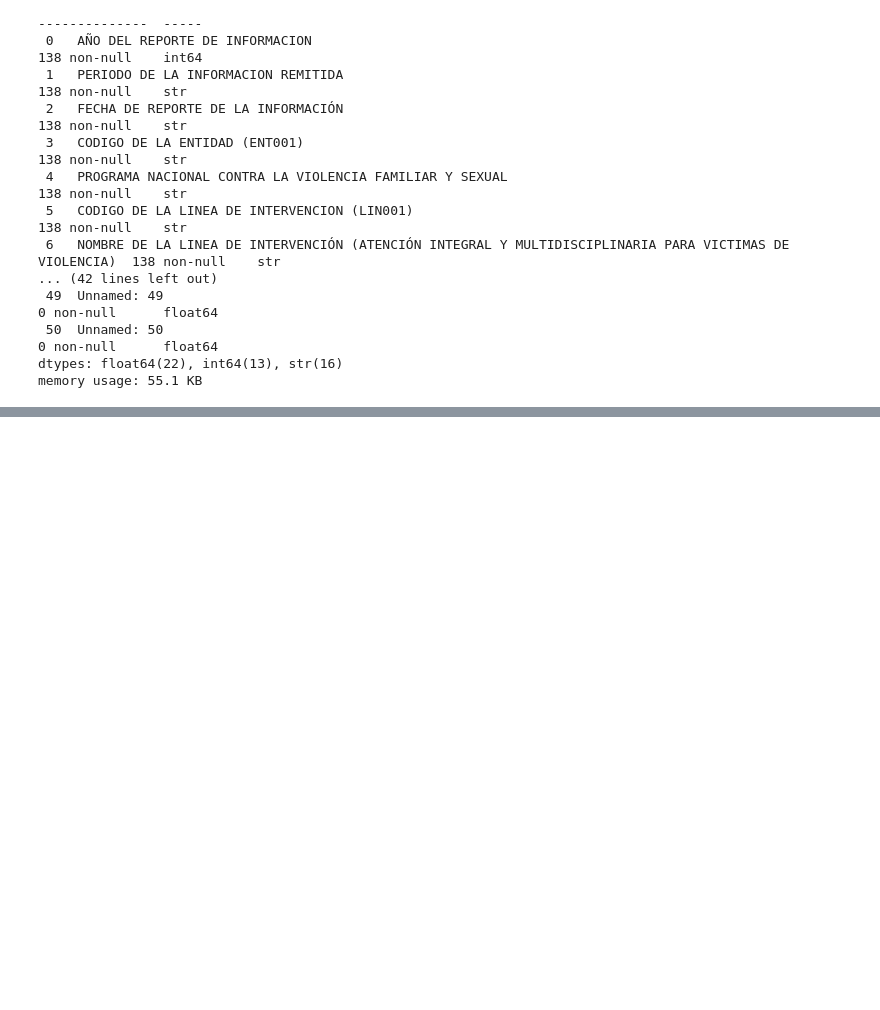
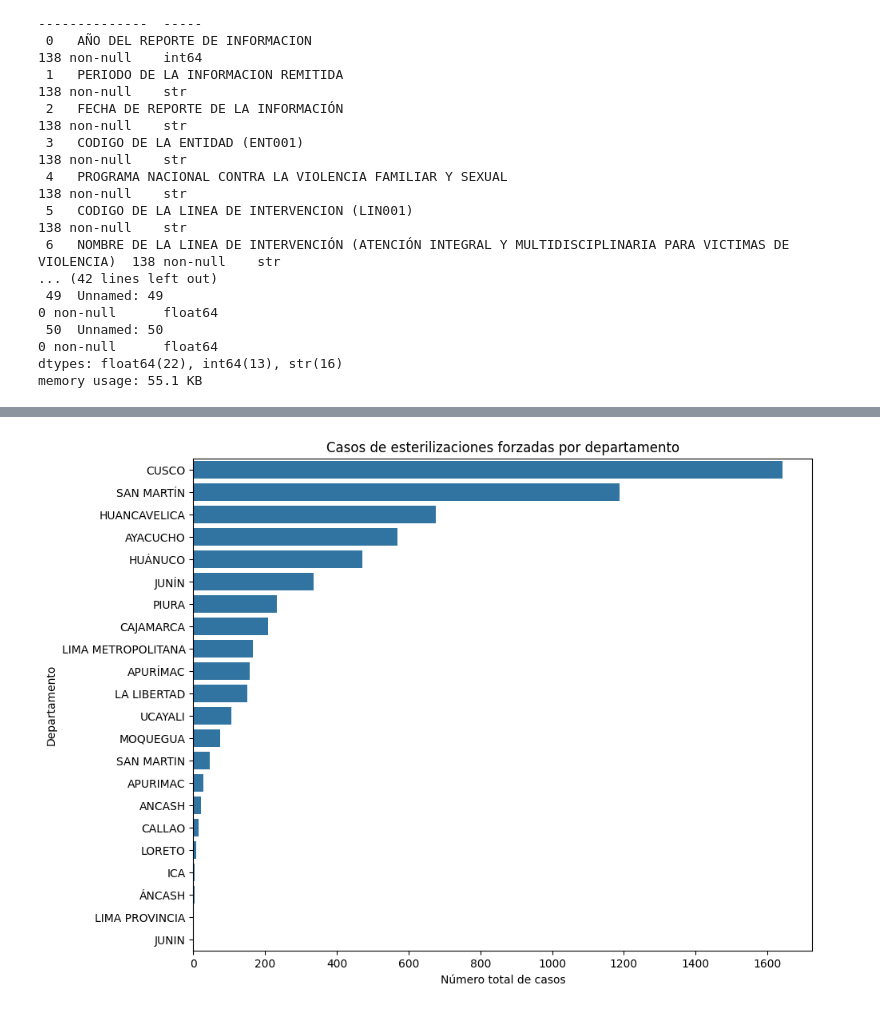
Before and after one commit to MaryoriCruz/eda-esterilizaciones-peru, a Jupyter notebook: eda_mimp.ipynb, the cells around one changed output, grey strips where cells are left out. Drawn from its saved outputs; the diff is of its cells as text; code cells hidden in the pictures; blank space fills up the shorter version.

```diff
--- a/eda_mimp.ipynb
+++ b/eda_mimp.ipynb
@@ -127,0 +320,11 @@ Esta inspección inicial nos permite:
+# %%
+casos_por_departamento = (
+    df.groupby('DEPARTAMENTO DEL CEM')[
+        'N° CASOS DE VÍCTIMAS DE ESTERILIZACIONES FORZADAS -TOTAL'
+    ]
+    .sum()
+    .sort_values(ascending=False)
+    .reset_index()
+)
+
+casos_por_departamento.head()
@@ -127,0 +338,14 @@ Esta inspección inicial nos permite:
+# %%
+plt.figure(figsize=(10, 8))
+sns.barplot(
+    data=casos_por_departamento,
+    y='DEPARTAMENTO DEL CEM',
+    x='N° CASOS DE VÍCTIMAS DE ESTERILIZACIONES FORZADAS -TOTAL'
+)
+
+plt.title('Casos de esterilizaciones forzadas por departamento')
+plt.xlabel('Número total de casos')
+plt.ylabel('Departamento')
+plt.show()
+# %% [output]
+[figure, added]
```
Also changed, not shown: parts of 58 cells of this notebook.
